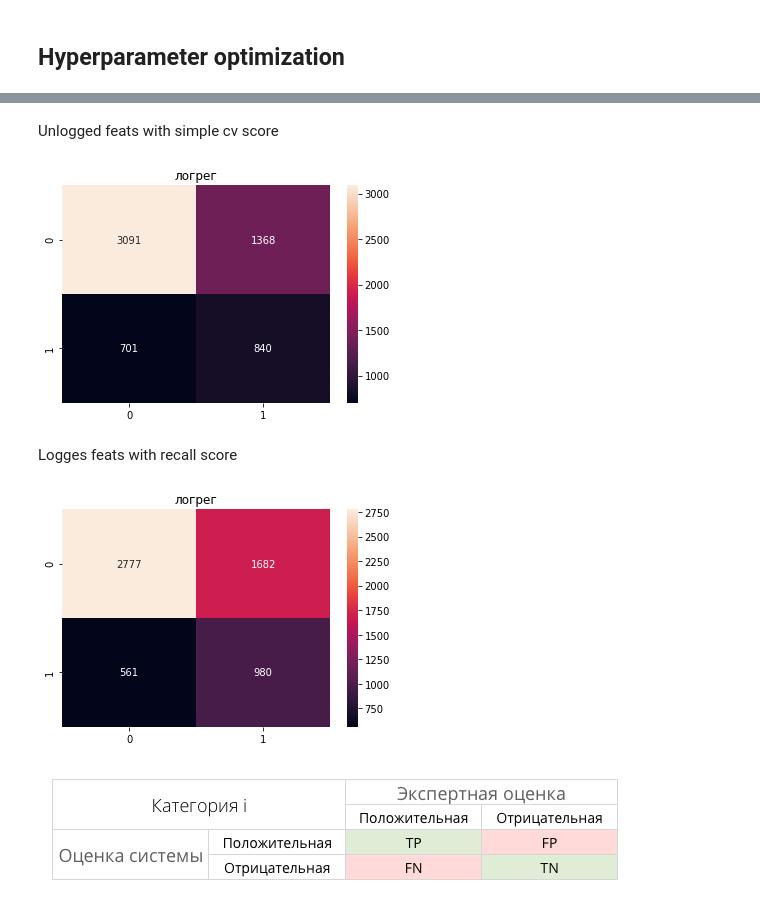
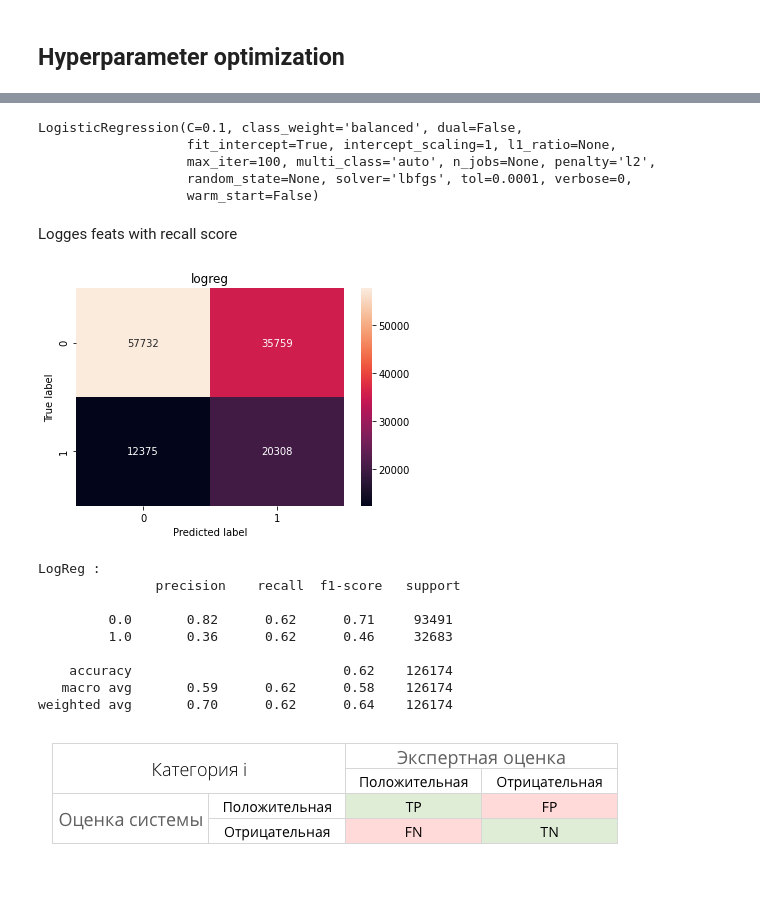
Before and after one commit to maximenkooo/ChurnPrediction, a Jupyter notebook: ChurnPrediction.ipynb, the cells around one changed output, grey strips where cells are left out. Saved outputs shown, nothing was run; the diff lists cells and outputs as text; code cells hidden in the pictures.

```diff
--- a/ChurnPrediction.ipynb
+++ b/ChurnPrediction.ipynb
@@ -311,8 +312,8 @@ plot_conf_matrix(X,y,LogisticRegression(class_weight='balanced'),'логрег')
+# %%
+log_X = np.log1p(X)
+# %%
+for c in log_X.columns:
+    log_X[c] = log_X[c].replace(np.inf, np.nan).replace(-np.inf, np.nan).fillna(log_X[c].median())
 # %% [markdown]
 Couse a lot feats have lognormal distribution apply log function to df
-# %%
-y = train['label']
-X = train.drop(columns=['label'])
-log_X = np.log10(X)
-log_X = log_X.replace([np.inf, -np.inf], np.nan).fillna(0)
 # %%
@@ -347,22 +344,19 @@ plt.show()
 ## Hyperparameter optimization
 # %%
 pipe = Pipeline([('classifier' , LogisticRegression())])
-# pipe = Pipeline([('classifier', RandomForestClassifier())])
-
 # Create param grid.
 X_train, X_test, y_train, y_test = train_test_split(log_X,y,test_size=0.3,random_state=17)
+
 param_grid = [
     {'classifier' : [LogisticRegression(class_weight='balanced')],
      'classifier__penalty' : ['l1', 'l2'],
-    'classifier__C' : np.logspace(-4, 4, 20),
-    'classifier__solver' : ['liblinear']}
+    'classifier__C' :[3,1,0.1,0.01,0.03,0.001],
+    'classifier__solver' : ['lbfgs']}
 ]
 
 # Create grid search object
-
 clf = GridSearchCV(pipe, param_grid = param_grid, cv = 5, verbose=True, n_jobs=-1, scoring='recall')
 
 # Fit on data
-
 best_clf = clf.fit(X_train, y_train)
 # %% [output]
@@ -373 +367,9 @@ Fitting 5 folds for each of 40 candidates, totalling 200 fits
+# %%
+best_clf.best_params_['classifier']
+# %% [output]
+LogisticRegression(C=0.1, class_weight='balanced', dual=False,
+                   fit_intercept=True, intercept_scaling=1, l1_ratio=None,
+                   max_iter=100, multi_class='auto', n_jobs=None, penalty='l2',
+                   random_state=None, solver='lbfgs', tol=0.0001, verbose=0,
+                   warm_start=False)
 # %%
@@ -377,18 +379,21 @@ res3 = (
         "mean_fit_time": best_clf.cv_results_["mean_fit_time"]})
       .join(pd.io.json.json_normalize(best_clf.cv_results_["params"]).add_prefix("param_"))
 )
-# %% [markdown]
-Unlogged feats with simple cv score
-# %%
-plot_conf_matrix(log_X,y,best_clf.best_params_['classifier'],'логрег')
-# %% [output]
-[figure, removed]
 # %% [markdown]
 Logges feats with recall score
 # %%
-plot_conf_matrix(log_X,y,best_clf.best_params_['classifier'],'логрег')
+plot_conf_matrix(log_X,y,best_clf.best_params_['classifier'],'logreg',True)
 # %% [output]
-[figure, old version]
+[figure, new version]
+LogReg :
+               precision    recall  f1-score   support
+
+         0.0       0.82      0.62      0.71     93491
+         1.0       0.36      0.62      0.46     32683
+
+    accuracy                           0.62    126174
+   macro avg       0.59      0.62      0.58    126174
+weighted avg       0.70      0.62      0.64    126174
 # %%
 Image(filename='table.png')
 # %% [output]
```
Also changed, not shown: parts of 64 cells of this notebook.
